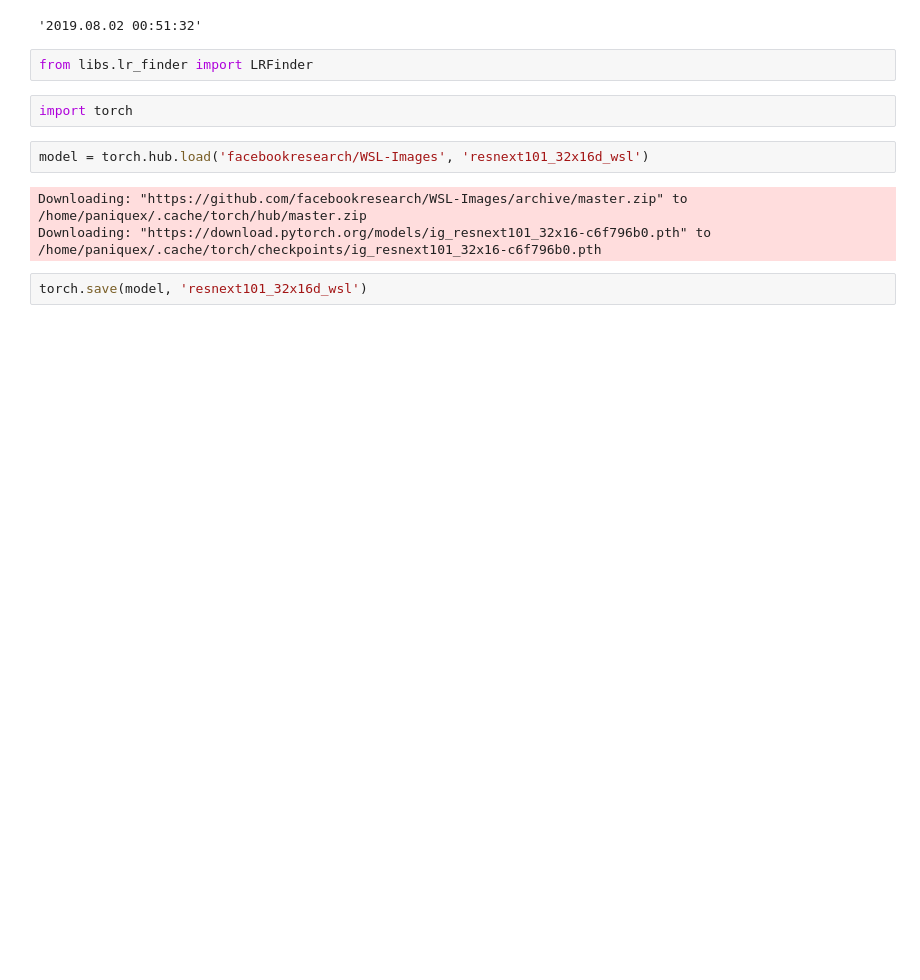
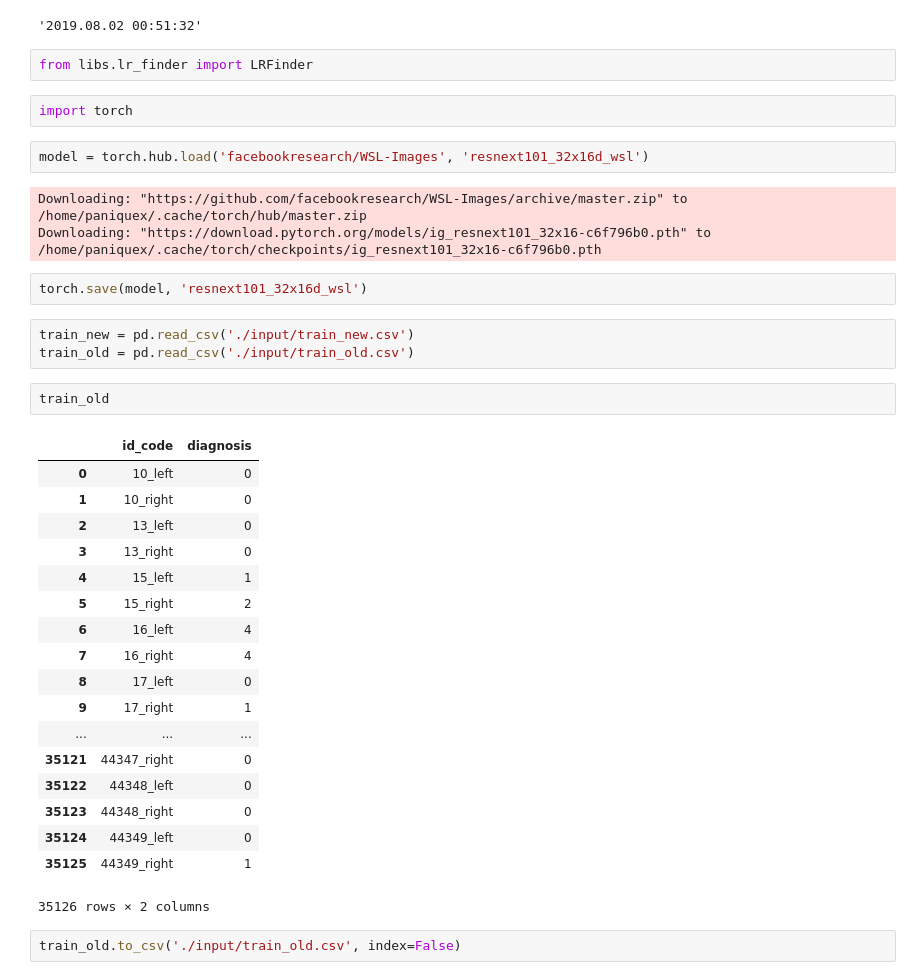
Before and after one commit to paniquex/APTOS-2019-Blindness-Detection-kaggle, a Jupyter notebook: logger_test.ipynb, the cells around one changed output. Cells and saved outputs as stored; diff of their text form; blank space fills up the shorter version.

```diff
--- a/logger_test.ipynb
+++ b/logger_test.ipynb
@@ -43,5 +100,31 @@ Downloading: "https://github.com/facebookresearch/WSL-Images/archive/master.zip"
 Downloading: "https://download.pytorch.org/models/ig_resnext101_32x16-c6f796b0.pth" to /home/paniquex/.cache/torch/checkpoints/ig_resnext101_32x16-c6f796b0.pth
 # %%
 torch.save(model, 'resnext101_32x16d_wsl')
+# %%
+train_new = pd.read_csv('./input/train_new.csv')
+train_old = pd.read_csv('./input/train_old.csv')
+# %%
+train_old
+# %% [output]
+|  | id_code | diagnosis |
+| 0 | 10_left | 0 |
+| 1 | 10_right | 0 |
+| 2 | 13_left | 0 |
+| 3 | 13_right | 0 |
+| 4 | 15_left | 1 |
+| 5 | 15_right | 2 |
+| 6 | 16_left | 4 |
+| 7 | 16_right | 4 |
+| 8 | 17_left | 0 |
+| 9 | 17_right | 1 |
+| ... | ... | ... |
+| 35121 | 44347_right | 0 |
+| 35122 | 44348_left | 0 |
+| 35123 | 44348_right | 0 |
+| 35124 | 44349_left | 0 |
+| 35125 | 44349_right | 1 |
+35126 rows × 2 columns
+# %%
+train_old.to_csv('./input/train_old.csv', index=False)
 # %%
 # %% [output]
```
Also changed, not shown: parts of 6 cells of this notebook, 2 other files.
